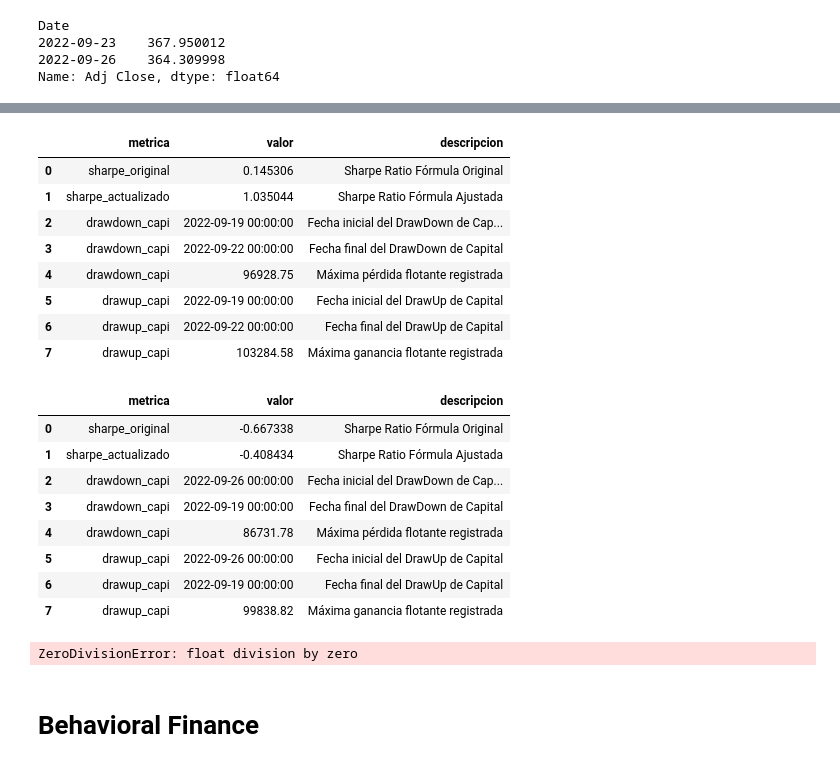
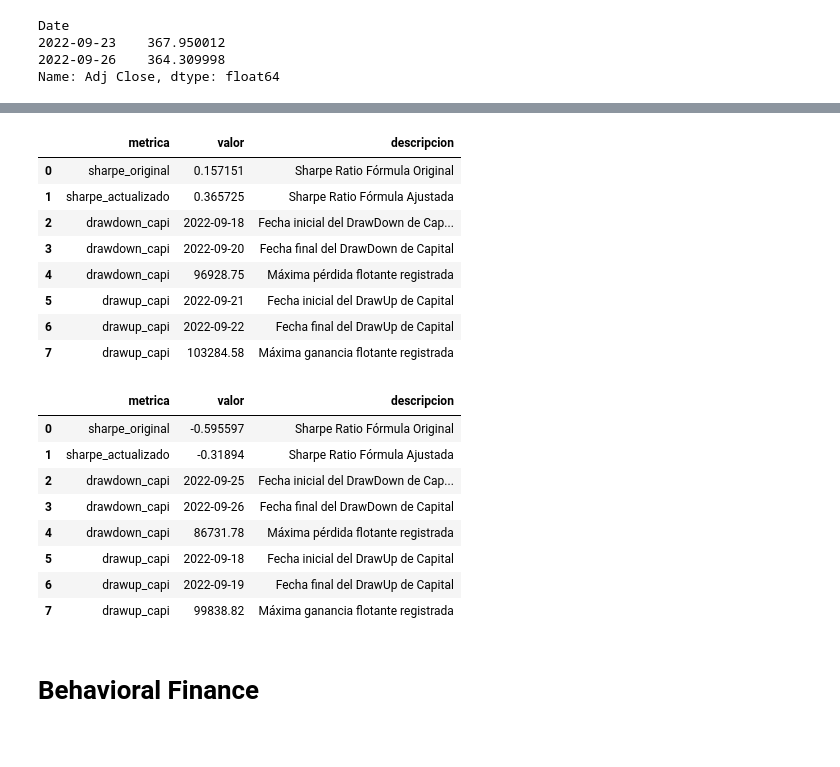
Before and after one commit to Aranzazu-R/MyST_LAB_3_E1, a Jupyter notebook: Estadistica_descriptiva.ipynb, the cells around one changed output, grey strips where cells are left out. Drawn from its saved outputs; the diff is of its cells as text; code cells hidden in the pictures.

```diff
--- a/Estadistica_descriptiva.ipynb
+++ b/Estadistica_descriptiva.ipynb
@@ -269,7 +269,8 @@ def f_evolucion_capital(data):
     prof = prof.resample("D").sum()
     prof['profit_acm_d'] = 100000 + prof['Profit'].astype(float).cumsum()
     prof=prof.reset_index()
-    prof=prof[(prof['timestamp']!='2022-09-24')&(prof['timestamp']!='2022-09-25')]
+    prof=prof[(prof['timestamp']!='2022-09-17')&(prof['timestamp']!='2022-09-24')]
+    prof=prof.reset_index(drop=True)
     return prof
 # %%
 f_evolucion_capital(mtf)
@@ -369,6 +372,7 @@ Date
 Name: Adj Close, dtype: float64
 # %%
 def f_estadisticas_mad(data,benchmark):
+        data=f_evolucion_capital(data)
         #Sharpe Ratio Original:
         rp = np.mean(np.log(data['profit_acm_d'] / data['profit_acm_d'].shift()).dropna())
         sdp = np.log(data['profit_acm_d'] / data['profit_acm_d'].shift()).dropna().std()
@@ -384,15 +388,19 @@ def f_estadisticas_mad(data,benchmark):
         sharp_a = (np.mean(r_trader) - np.mean(r_benchmark)) / sdp2
         #DrawDown (Capital):
         draw_down = data['profit_acm_d'].min()
-        min_max = data['profit_acm_d'].idxmin()
-        fecha_min = data['timestamp'][min_max]
+        idx_fecha_in_dd = data[data['profit_acm_d']==draw_down].index
+        fecha_min_dd = data.loc[idx_fecha_in_dd,'timestamp']-timedelta(days=1)
+        fecha_min_dd=fecha_min_dd.min().strftime('%Y-%m-%d')
+        fecha_max_dd = data[data['profit_acm_d']==draw_down]['timestamp'].max().strftime('%Y-%m-%d')
         #DrawUp (Capital):
         draw_up = data['profit_acm_d'].max()
-        plus_max = data['profit_acm_d'].idxmax()
-        fecha_max = data['timestamp'][plus_max]
+        idx_fecha_in_du = data[data['profit_acm_d']==draw_up].index
+        fecha_min_du = data.loc[idx_fecha_in_du,'timestamp']-timedelta(days=1)
+        fecha_min_du=fecha_min_du.min().strftime('%Y-%m-%d')
+        fecha_max_du = data[data['profit_acm_d']==draw_up]['timestamp'].max().strftime('%Y-%m-%d')
         est_mad=pd.DataFrame({'metrica':['sharpe_original','sharpe_actualizado','drawdown_capi','drawdown_capi',
                                          'drawdown_capi','drawup_capi','drawup_capi','drawup_capi'],
-                             'valor':[sharp_o, sharp_a, fecha_min, fecha_max ,draw_down, fecha_min, fecha_max ,draw_up],
+                             'valor':[sharp_o, sharp_a, fecha_min_dd, fecha_max_dd ,draw_down, fecha_min_du, fecha_max_du ,draw_up],
                              'descripcion':['Sharpe Ratio Fórmula Original','Sharpe Ratio Fórmula Ajustada',
                                             'Fecha inicial del DrawDown de Capital', 'Fecha final del DrawDown de Capital',
                                             'Máxima pérdida flotante registrada', 'Fecha inicial del DrawUp de Capital',
@@ -412,32 +420,30 @@ f_estadisticas_mad(f_evolucion_capital(mtf),benchmark_f)
 | 7 | drawup_capi | 97214.94 | Máxima ganancia flotante registrada |
 # %%
-f_estadisticas_mad(f_evolucion_capital(mtm),benchmark_m)
+f_estadisticas_mad(mtm,benchmark_m)
 # %% [output]
 |  | metrica | valor | descripcion |
-| 0 | sharpe_original | 0.145306 | Sharpe Ratio Fórmula Original |
-| 1 | sharpe_actualizado | 1.035044 | Sharpe Ratio Fórmula Ajustada |
-| 2 | drawdown_capi | 2022-09-19 00:00:00 | Fecha inicial del DrawDown de Cap... |
-| 3 | drawdown_capi | 2022-09-22 00:00:00 | Fecha final del DrawDown de Capital |
+| 0 | sharpe_original | 0.157151 | Sharpe Ratio Fórmula Original |
+| 1 | sharpe_actualizado | 0.365725 | Sharpe Ratio Fórmula Ajustada |
+| 2 | drawdown_capi | 2022-09-18 | Fecha inicial del DrawDown de Cap... |
+| 3 | drawdown_capi | 2022-09-20 | Fecha final del DrawDown de Capital |
 | 4 | drawdown_capi | 96928.75 | Máxima pérdida flotante registrada |
-| 5 | drawup_capi | 2022-09-19 00:00:00 | Fecha inicial del DrawUp de Capital |
-| 6 | drawup_capi | 2022-09-22 00:00:00 | Fecha final del DrawUp de Capital |
+| 5 | drawup_capi | 2022-09-21 | Fecha inicial del DrawUp de Capital |
+| 6 | drawup_capi | 2022-09-22 | Fecha final del DrawUp de Capital |
 | 7 | drawup_capi | 103284.58 | Máxima ganancia flotante registrada |
 # %%
-f_estadisticas_mad(f_evolucion_capital(mtp),benchmark_p)
+f_estadisticas_mad(mtp,benchmark_p)
 # %% [output]
 |  | metrica | valor | descripcion |
-| 0 | sharpe_original | -0.667338 | Sharpe Ratio Fórmula Original |
-| 1 | sharpe_actualizado | -0.408434 | Sharpe Ratio Fórmula Ajustada |
-| 2 | drawdown_capi | 2022-09-26 00:00:00 | Fecha inicial del DrawDown de Cap... |
-| 3 | drawdown_capi | 2022-09-19 00:00:00 | Fecha final del DrawDown de Capital |
+| 0 | sharpe_original | -0.595597 | Sharpe Ratio Fórmula Original |
+| 1 | sharpe_actualizado | -0.31894 | Sharpe Ratio Fórmula Ajustada |
+| 2 | drawdown_capi | 2022-09-25 | Fecha inicial del DrawDown de Cap... |
+| 3 | drawdown_capi | 2022-09-26 | Fecha final del DrawDown de Capital |
 | 4 | drawdown_capi | 86731.78 | Máxima pérdida flotante registrada |
-| 5 | drawup_capi | 2022-09-26 00:00:00 | Fecha inicial del DrawUp de Capital |
-| 6 | drawup_capi | 2022-09-19 00:00:00 | Fecha final del DrawUp de Capital |
+| 5 | drawup_capi | 2022-09-18 | Fecha inicial del DrawUp de Capital |
+| 6 | drawup_capi | 2022-09-19 | Fecha final del DrawUp de Capital |
 | 7 | drawup_capi | 99838.82 | Máxima ganancia flotante registrada |
 # %%
-f_estadisticas_mad(f_evolucion_capital(mta),benchmark_a)
+#f_estadisticas_mad(mta,benchmark_a)
-# %% [output]
-ZeroDivisionError: float division by zero
 # %% [markdown]
 # Behavioral Finance
 # %% [markdown]
```
Also changed, not shown: parts of 37 cells of this notebook, 3 other files.
